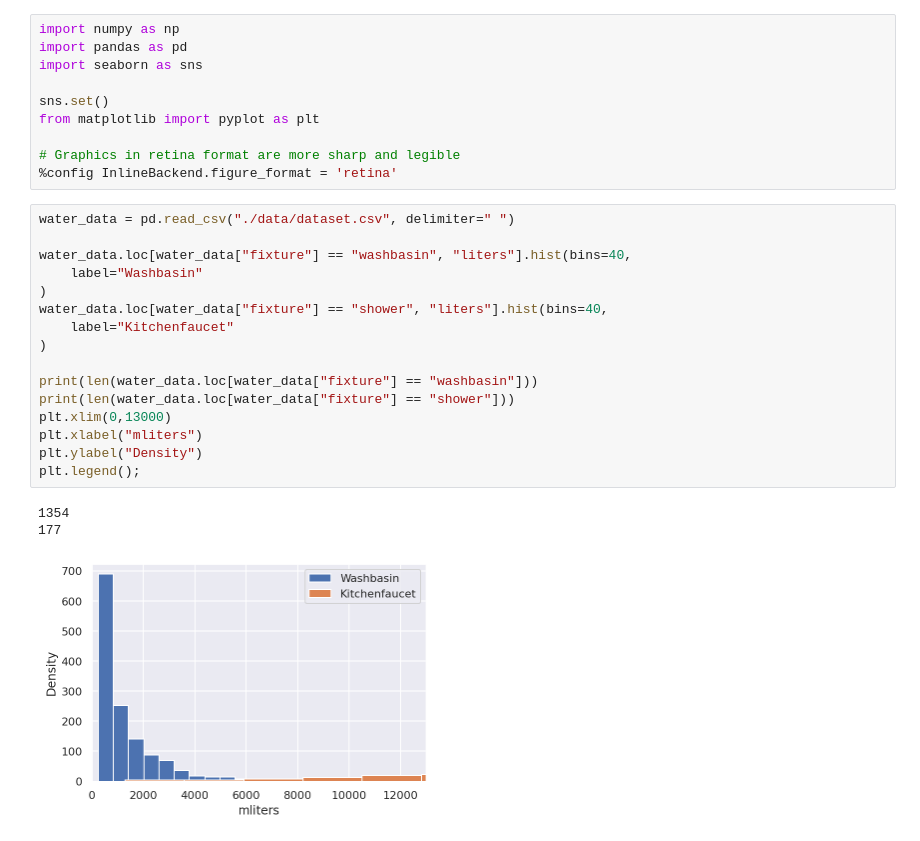
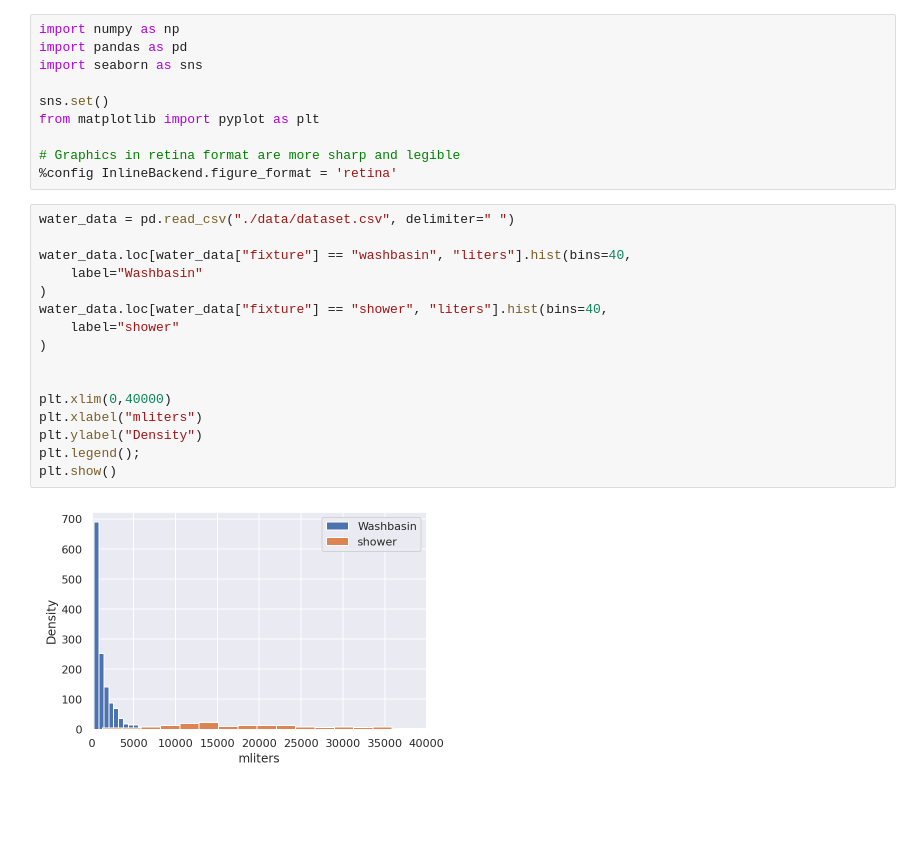
Before and after one commit to 25sal/2021_water_chapter, a Jupyter notebook: ensembles.ipynb, the cells around one changed output. Cells and saved outputs as stored; diff of their text form; blank space fills up the shorter version.

```diff
--- a/ensembles.ipynb
+++ b/ensembles.ipynb
@@ -11,20 +11,18 @@ from matplotlib import pyplot as plt
 # %%
 water_data = pd.read_csv("./data/dataset.csv", delimiter=" ")
 
 water_data.loc[water_data["fixture"] == "washbasin", "liters"].hist(bins=40,
     label="Washbasin"
 )
 water_data.loc[water_data["fixture"] == "shower", "liters"].hist(bins=40,
-    label="Kitchenfaucet"
+    label="shower"
 )
 
-print(len(water_data.loc[water_data["fixture"] == "washbasin"]))
-print(len(water_data.loc[water_data["fixture"] == "shower"]))
-plt.xlim(0,13000)
+
+plt.xlim(0,40000)
 plt.xlabel("mliters")
 plt.ylabel("Density")
 plt.legend();
+plt.show()
 # %% [output]
-1354
-177
-[figure, old version]
+[figure, new version]
```
Also changed, not shown: parts of 2 cells of this notebook.
